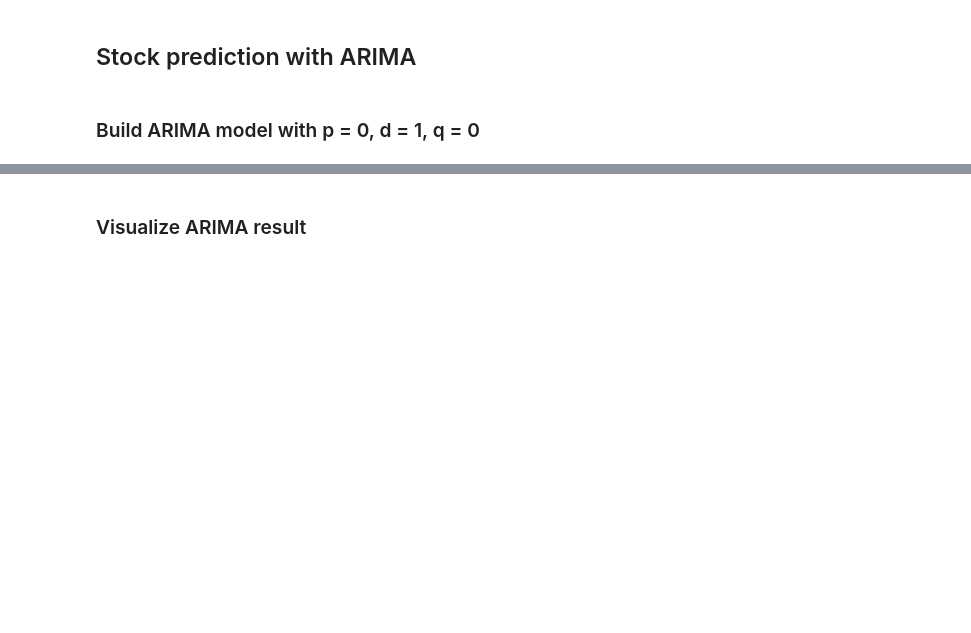
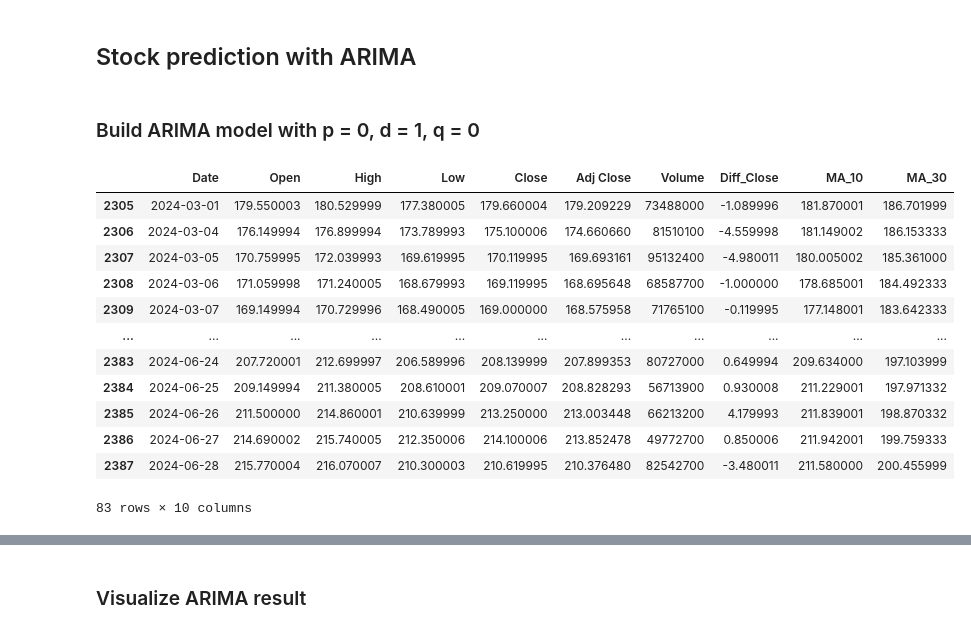
Before and after one commit to songthao1610/FinPortOpt, a Jupyter notebook: stock_model.ipynb, the cells around one changed output, grey strips where cells are left out. Saved outputs shown, nothing was run; the diff lists cells and outputs as text; code cells hidden in the pictures; blank space fills up the shorter version.

```diff
--- a/stock_model.ipynb
+++ b/stock_model.ipynb
@@ -294,4 +294,20 @@ full_data
 ## Stock prediction with ARIMA
 # %% [markdown]
 ### Build ARIMA model with p = 0, d = 1, q = 0
+# %%
+full_data[full_data["Date"] >= "2024-03-01"]
+# %% [output]
+|  | Date | Open | High | Low | Close | Adj Close | Volume | Diff_Close | MA_10 | MA_30 |
+| 2305 | 2024-03-01 | 179.550003 | 180.529999 | 177.380005 | 179.660004 | 179.209229 | 73488000 | -1.089996 | 181.870001 | 186.701999 |
+| 2306 | 2024-03-04 | 176.149994 | 176.899994 | 173.789993 | 175.100006 | 174.660660 | 81510100 | -4.559998 | 181.149002 | 186.153333 |
+| 2307 | 2024-03-05 | 170.759995 | 172.039993 | 169.619995 | 170.119995 | 169.693161 | 95132400 | -4.980011 | 180.005002 | 185.361000 |
+| 2308 | 2024-03-06 | 171.059998 | 171.240005 | 168.679993 | 169.119995 | 168.695648 | 68587700 | -1.000000 | 178.685001 | 184.492333 |
+| 2309 | 2024-03-07 | 169.149994 | 170.729996 | 168.490005 | 169.000000 | 168.575958 | 71765100 | -0.119995 | 177.148001 | 183.642333 |
+| ... | ... | ... | ... | ... | ... | ... | ... | ... | ... | ... |
+| 2383 | 2024-06-24 | 207.720001 | 212.699997 | 206.589996 | 208.139999 | 207.899353 | 80727000 | 0.649994 | 209.634000 | 197.103999 |
+| 2384 | 2024-06-25 | 209.149994 | 211.380005 | 208.610001 | 209.070007 | 208.828293 | 56713900 | 0.930008 | 211.229001 | 197.971332 |
+| 2385 | 2024-06-26 | 211.500000 | 214.860001 | 210.639999 | 213.250000 | 213.003448 | 66213200 | 4.179993 | 211.839001 | 198.870332 |
+| 2386 | 2024-06-27 | 214.690002 | 215.740005 | 212.350006 | 214.100006 | 213.852478 | 49772700 | 0.850006 | 211.942001 | 199.759333 |
+| 2387 | 2024-06-28 | 215.770004 | 216.070007 | 210.300003 | 210.619995 | 210.376480 | 82542700 | -3.480011 | 211.580000 | 200.455999 |
+83 rows × 10 columns
 # %%
```
Also changed, not shown: parts of 12 cells of this notebook.
